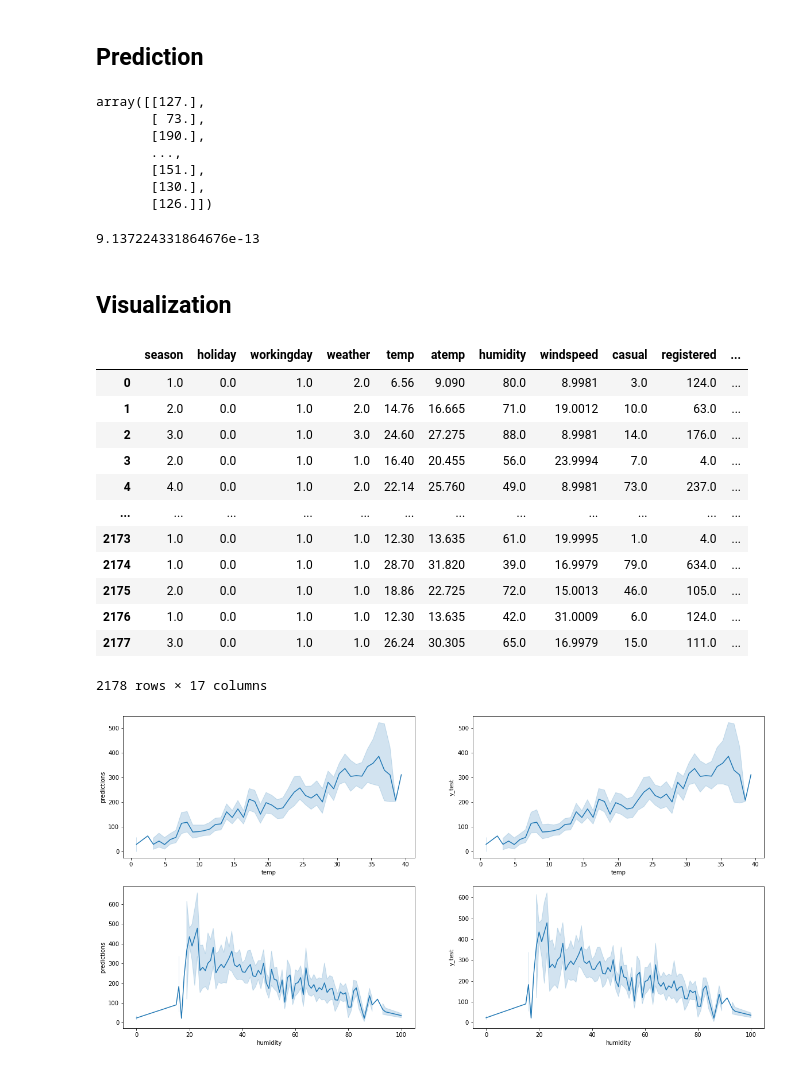
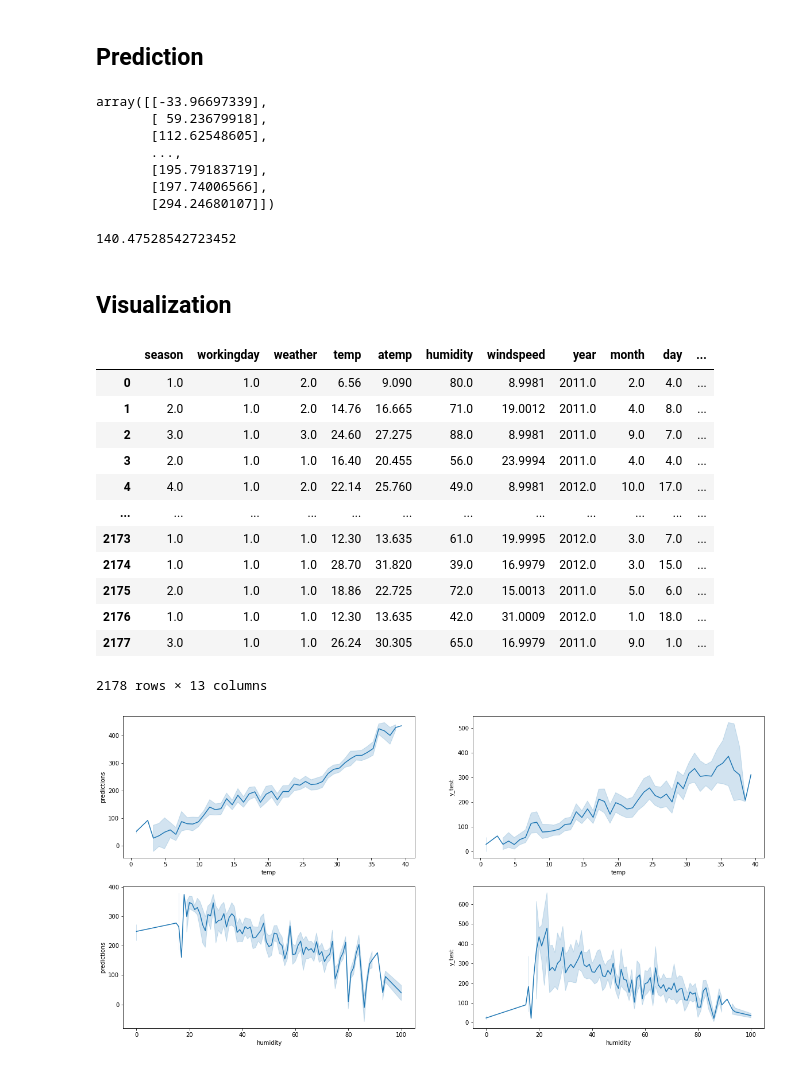
Before and after one commit to JaeHeee/AIFFEL_Project, a Jupyter notebook: EXPLORATION/EXPLORATION 5. 날씨 좋은 월요일 오후 세 시, 자전거 타는 사람은 몇 명?.ipynb, the cells around one changed output. Saved outputs shown, nothing was run; the diff lists cells and outputs as text; code cells hidden in the pictures.

```diff
--- a/EXPLORATION/EXPLORATION 5. 날씨 좋은 월요일 오후 세 시, 자전거 타는 사람은 몇 명?.ipynb
+++ b/EXPLORATION/EXPLORATION 5. 날씨 좋은 월요일 오후 세 시, 자전거 타는 사람은 몇 명?.ipynb
@@ -236,7 +236,7 @@ plt.show()
 # %% [markdown]
 ## Train Test split
 # %%
-X = train[['season', 'holiday', 'workingday', 'weather', 'temp', 'atemp', 'humidity', 'windspeed', 'casual', 'registered', 'year', 'month', 'day', 'hour', 'minute']].values
+X = train[['season', 'workingday', 'weather', 'temp', 'atemp', 'humidity', 'windspeed', 'year', 'month', 'day', 'hour',]].values
 y = train[['count']].values
 # %%
 X_train, X_test, y_train, y_test = train_test_split(X, y, test_size=0.2, random_state=2)
@@ -254,55 +254,55 @@ LinearRegression()
 predictions = model.predict(X_test)
 predictions
 # %% [output]
-array([[127.],
-       [ 73.],
-       [190.],
+array([[-33.96697339],
+       [ 59.23679918],
+       [112.62548605],
        ...,
-       [151.],
-       [130.],
-       [126.]])
+       [195.79183719],
+       [197.74006566],
+       [294.24680107]])
 # %%
 rmse = mean_squared_error(y_test, predictions, squared = False)
 rmse
 # %% [output]
-9.137224331864676e-13
+140.47528542723452
 # %% [markdown]
 ## Visualization
 # %%
-col = ['season', 'holiday', 'workingday', 'weather', 'temp', 'atemp', 'humidity', 'windspeed', 'casual', 'registered', 'year', 'month', 'day', 'hour', 'minute']
+col = ['season', 'workingday', 'weather', 'temp', 'atemp', 'humidity', 'windspeed', 'year', 'month', 'day', 'hour']
 X_test_df = pd.DataFrame(X_test, columns=col)
 X_test_df['predictions'] = predictions
 X_test_df['y_test'] = y_test
 # %%
 X_test_df
 # %% [output]
-|  | season | holiday | workingday | weather | temp | atemp | humidity | windspeed | casual | registered | ... |
-| 0 | 1.0 | 0.0 | 1.0 | 2.0 | 6.56 | 9.090 | 80.0 | 8.9981 | 3.0 | 124.0 | ... |
-| 1 | 2.0 | 0.0 | 1.0 | 2.0 | 14.76 | 16.665 | 71.0 | 19.0012 | 10.0 | 63.0 | ... |
-| 2 | 3.0 | 0.0 | 1.0 | 3.0 | 24.60 | 27.275 | 88.0 | 8.9981 | 14.0 | 176.0 | ... |
-| 3 | 2.0 | 0.0 | 1.0 | 1.0 | 16.40 | 20.455 | 56.0 | 23.9994 | 7.0 | 4.0 | ... |
-| 4 | 4.0 | 0.0 | 1.0 | 2.0 | 22.14 | 25.760 | 49.0 | 8.9981 | 73.0 | 237.0 | ... |
+|  | season | workingday | weather | temp | atemp | humidity | windspeed | year | month | day | ... |
+| 0 | 1.0 | 1.0 | 2.0 | 6.56 | 9.090 | 80.0 | 8.9981 | 2011.0 | 2.0 | 4.0 | ... |
+| 1 | 2.0 | 1.0 | 2.0 | 14.76 | 16.665 | 71.0 | 19.0012 | 2011.0 | 4.0 | 8.0 | ... |
+| 2 | 3.0 | 1.0 | 3.0 | 24.60 | 27.275 | 88.0 | 8.9981 | 2011.0 | 9.0 | 7.0 | ... |
+| 3 | 2.0 | 1.0 | 1.0 | 16.40 | 20.455 | 56.0 | 23.9994 | 2011.0 | 4.0 | 4.0 | ... |
+| 4 | 4.0 | 1.0 | 2.0 | 22.14 | 25.760 | 49.0 | 8.9981 | 2012.0 | 10.0 | 17.0 | ... |
 | ... | ... | ... | ... | ... | ... | ... | ... | ... | ... | ... | ... |
-| 2173 | 1.0 | 0.0 | 1.0 | 1.0 | 12.30 | 13.635 | 61.0 | 19.9995 | 1.0 | 4.0 | ... |
-| 2174 | 1.0 | 0.0 | 1.0 | 1.0 | 28.70 | 31.820 | 39.0 | 16.9979 | 79.0 | 634.0 | ... |
-| 2175 | 2.0 | 0.0 | 1.0 | 1.0 | 18.86 | 22.725 | 72.0 | 15.0013 | 46.0 | 105.0 | ... |
-| 2176 | 1.0 | 0.0 | 1.0 | 1.0 | 12.30 | 13.635 | 42.0 | 31.0009 | 6.0 | 124.0 | ... |
-| 2177 | 3.0 | 0.0 | 1.0 | 1.0 | 26.24 | 30.305 | 65.0 | 16.9979 | 15.0 | 111.0 | ... |
+| 2173 | 1.0 | 1.0 | 1.0 | 12.30 | 13.635 | 61.0 | 19.9995 | 2012.0 | 3.0 | 7.0 | ... |
+| 2174 | 1.0 | 1.0 | 1.0 | 28.70 | 31.820 | 39.0 | 16.9979 | 2012.0 | 3.0 | 15.0 | ... |
+| 2175 | 2.0 | 1.0 | 1.0 | 18.86 | 22.725 | 72.0 | 15.0013 | 2011.0 | 5.0 | 6.0 | ... |
+| 2176 | 1.0 | 1.0 | 1.0 | 12.30 | 13.635 | 42.0 | 31.0009 | 2012.0 | 1.0 | 18.0 | ... |
+| 2177 | 3.0 | 1.0 | 1.0 | 26.24 | 30.305 | 65.0 | 16.9979 | 2011.0 | 9.0 | 1.0 | ... |
-2178 rows × 17 columns
+2178 rows × 13 columns
 # %%
 plt.figure(figsize=(20,10))
 plt.subplot(2,2,1)
 sns.lineplot(x=X_test_df['temp'], y=X_test_df['predictions'])
 
 plt.subplot(2,2,2)
 sns.lineplot(x=X_test_df['temp'], y=X_test_df['y_test'])
 
 plt.subplot(2,2,3)
 sns.lineplot(x=X_test_df['humidity'], y=X_test_df['predictions'])
-S
+
 plt.subplot(2,2,4)
 sns.lineplot(x=X_test_df['humidity'], y=X_test_df['y_test'])
 
 plt.show()
 # %% [output]
-[figure, old version]
+[figure, new version]
```
Also changed, not shown: parts of 5 cells of this notebook.
